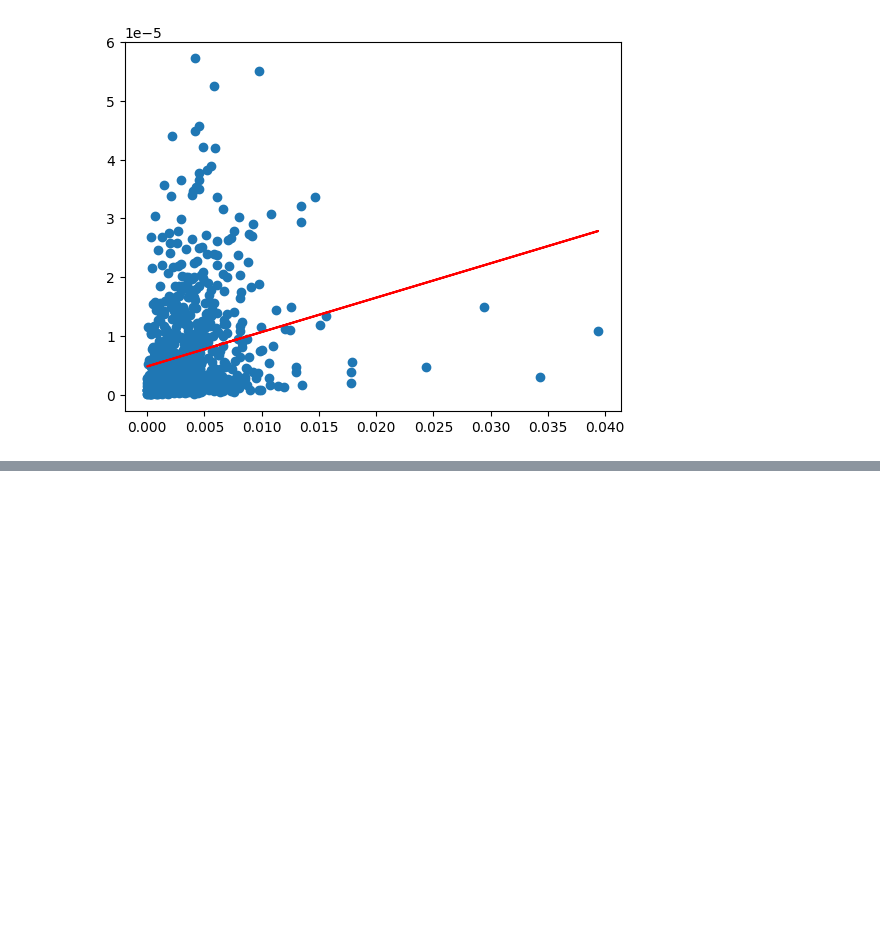
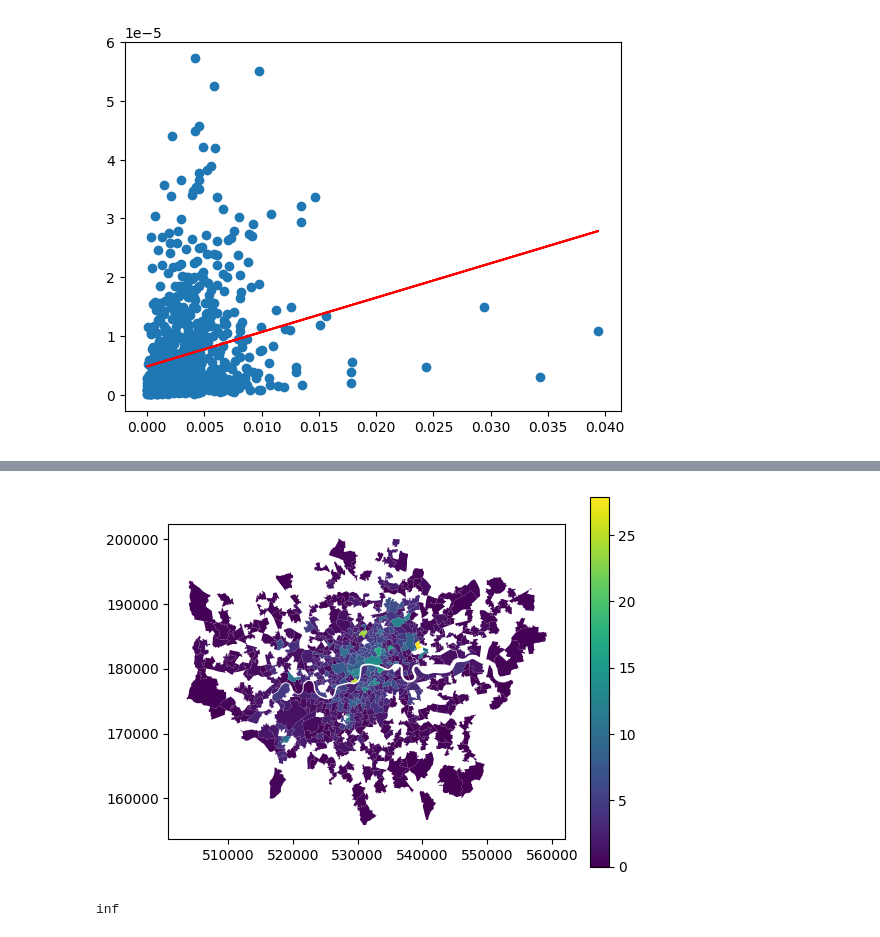
Before and after one commit to sokimura39/CUSP_Data_Dive, a Jupyter notebook: cycling_infrastructure.ipynb, the cells around one changed output, grey strips where cells are left out. Saved outputs shown, nothing was run; the diff lists cells and outputs as text; code cells hidden in the pictures; blank space fills up the shorter version.

Commit message:
Normalised by traffic

```diff
--- a/cycling_infrastructure.ipynb
+++ b/cycling_infrastructure.ipynb
@@ -262,0 +218,3 @@ traffic_df[0]
+# %%
+# drop NA values
+traffic_concat.Path.dropna(inplace = True)
@@ -262,0 +227,6 @@ traffic_df[0]
+# %%
+traffic_by_points = pd.DataFrame(traffic_concat[traffic_concat['Mode'] != 'Pedestrians'].groupby(['UnqID', 'Mode']).agg(
+    {
+        'Count': 'mean'
+    }
+).reset_index().groupby('UnqID')['Count'].sum()).rename(columns = {'Count': 'cycle_counts'})
@@ -285,0 +257,17 @@ locations_gdf
+# %%
+traffic_counts = pd.DataFrame(msoa.sjoin(
+    locations_gdf.merge(traffic_by_points, left_on = 'Site ID', right_index = True),
+    predicate = 'intersects'
+).groupby('MSOA11CD').cycle_counts.mean())
+# %%
+msoa_cycle = msoa_cycle.merge(traffic_counts, left_on = 'MSOA11CD', right_index = True)
+# %%
+# plot count of cycle
+msoa_cycle.plot(
+    column = 'cycle_counts',
+    legend = True
+)
+
+plt.show()
+# %% [output]
+[figure, added]
@@ -285,0 +278,4 @@ locations_gdf
+# %%
+msoa_cycle.casualty_per_cycle
+# %% [output]
+inf
```
Also changed, not shown: parts of 27 cells of this notebook, 1 other file.
